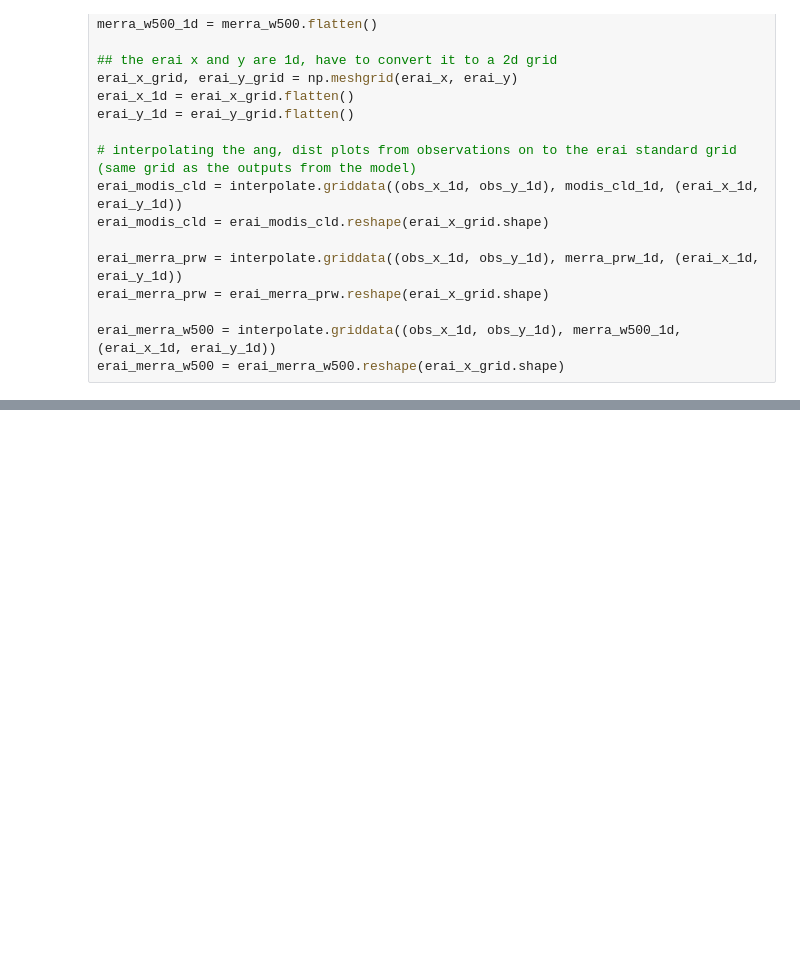
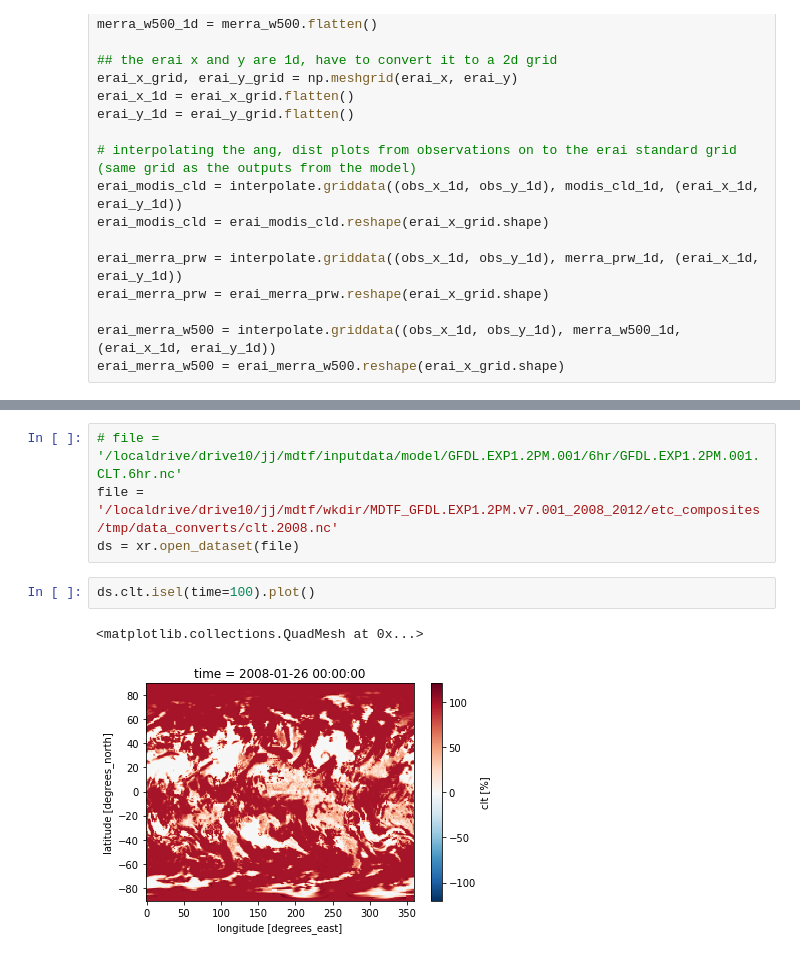
Before and after one commit to NOAA-GFDL/MDTF-diagnostics, a Jupyter notebook: diagnostics/etc_composites/remove/test_plot.ipynb, the cells around one changed output, grey strips where cells are left out. Drawn from its saved outputs; the diff is of its cells as text; blank space fills up the shorter version.

```diff
--- a/diagnostics/etc_composites/remove/test_plot.ipynb
+++ b/diagnostics/etc_composites/remove/test_plot.ipynb
@@ -258,0 +294,9 @@ plt.close('all')
+# %%
+# file = '/localdrive/drive10/jj/mdtf/inputdata/model/GFDL.EXP1.2PM.001/6hr/GFDL.EXP1.2PM.001.CLT.6hr.nc'
+file = '/localdrive/drive10/jj/mdtf/wkdir/MDTF_GFDL.EXP1.2PM.v7.001_2008_2012/etc_composites/tmp/data_converts/clt.2008.nc'
+ds = xr.open_dataset(file)
+# %%
+ds.clt.isel(time=100).plot()
+# %% [output]
+<matplotlib.collections.QuadMesh at 0x...>
+[figure, added]
```
Also changed, not shown: parts of 5 cells of this notebook, 5 other files.
